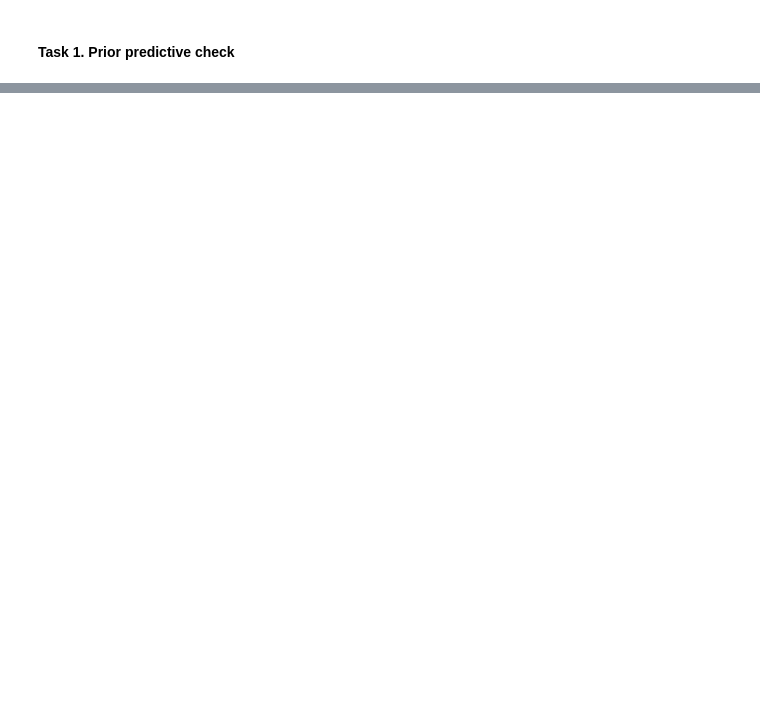
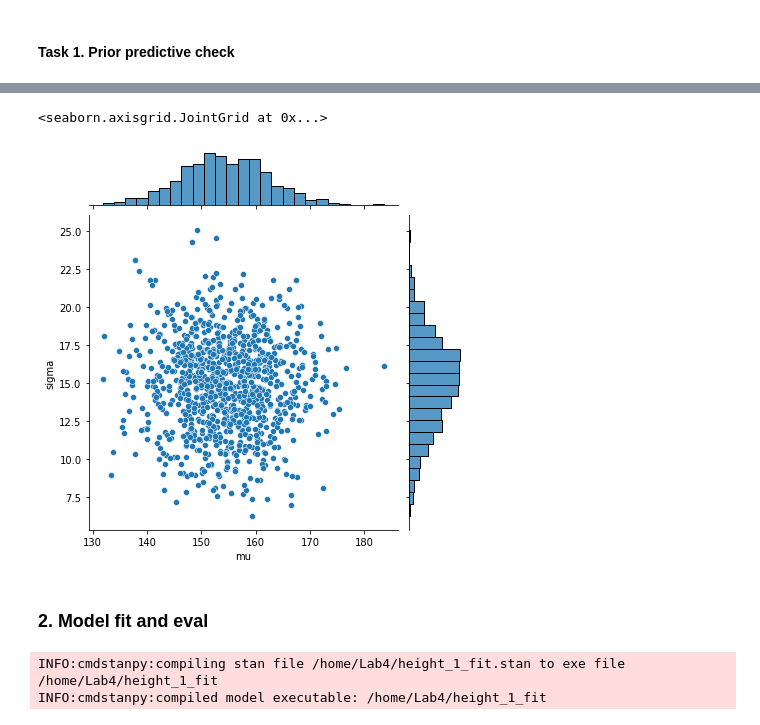
Before and after one commit to Motyleczek/data_analytics_git, a Jupyter notebook: Lab4/lab4_heights_of_people.ipynb, the cells around one changed output, grey strips where cells are left out. Drawn from its saved outputs; the diff is of its cells as text; code cells hidden in the pictures; blank space fills up the shorter version.

```diff
--- a/Lab4/lab4_heights_of_people.ipynb
+++ b/Lab4/lab4_heights_of_people.ipynb
@@ -114,0 +152,7 @@ sim_df
+# %%
+# plot a joint distribution of mu and sigma
+
+sns.jointplot(data=sim_df, x="mu", y="sigma")
+# %% [output]
+<seaborn.axisgrid.JointGrid at 0x...>
+[figure, added]
@@ -114,0 +162,7 @@ sim_df
+# %% [markdown]
+### 2. Model fit and eval
+# %%
+model_1_fit=CmdStanModel(stan_file='height_1_fit.stan')
+# %% [output]
+INFO:cmdstanpy:compiling stan file /home/Lab4/height_1_fit.stan to exe file /home/Lab4/height_1_fit
+INFO:cmdstanpy:compiled model executable: /home/Lab4/height_1_fit
```
Also changed, not shown: parts of 32 cells of this notebook, 11 other files.
